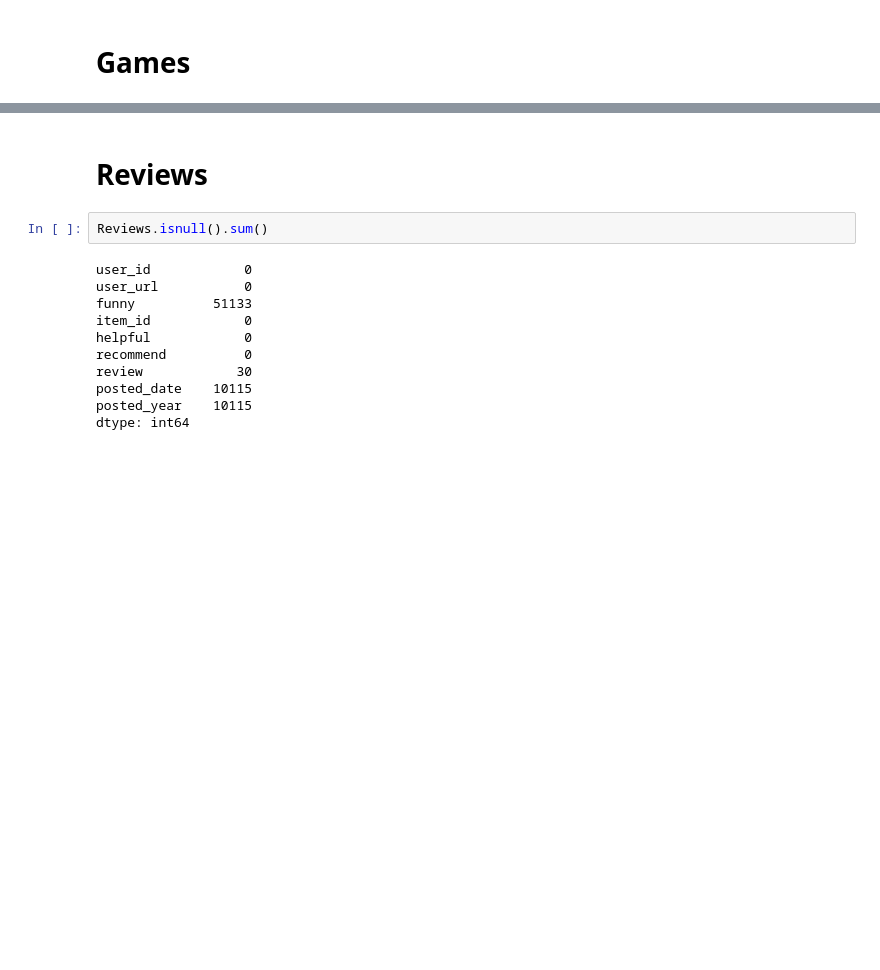
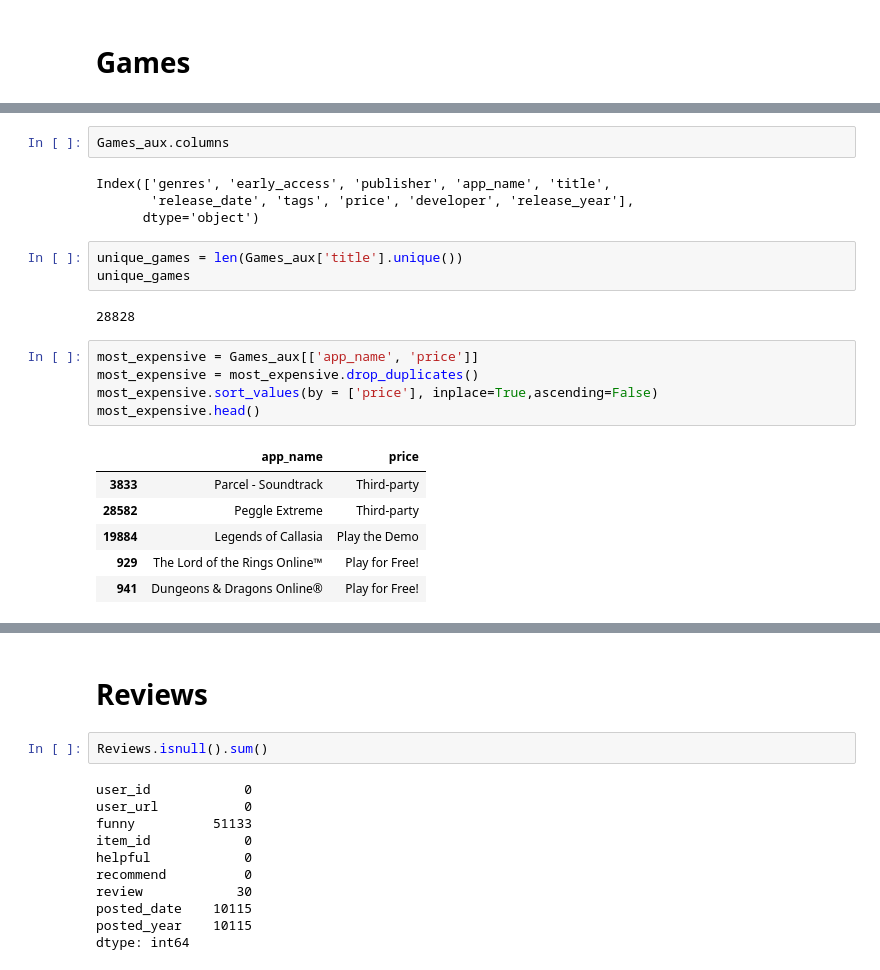
Before and after one commit to Jhonisnotreal/MLOPS_STEAM, a Jupyter notebook: EDA.ipynb, the cells around one changed output, grey strips where cells are left out. Drawn from its saved outputs; the diff is of its cells as text; blank space fills up the shorter version.

```diff
--- a/EDA.ipynb
+++ b/EDA.ipynb
@@ -73,0 +150,23 @@ dtype: int64
+# %%
+Games_aux.columns
+# %% [output]
+Index(['genres', 'early_access', 'publisher', 'app_name', 'title',
+       'release_date', 'tags', 'price', 'developer', 'release_year'],
+      dtype='object')
+# %%
+unique_games = len(Games_aux['title'].unique())
+unique_games
+# %% [output]
+28828
+# %%
+most_expensive = Games_aux[['app_name', 'price']]
+most_expensive = most_expensive.drop_duplicates()
+most_expensive.sort_values(by = ['price'], inplace=True,ascending=False)
+most_expensive.head()
+# %% [output]
+|  | app_name | price |
+| 3833 | Parcel - Soundtrack | Third-party |
+| 28582 | Peggle Extreme | Third-party |
+| 19884 | Legends of Callasia | Play the Demo |
+| 929 | The Lord of the Rings Online™ | Play for Free! |
+| 941 | Dungeons & Dragons Online® | Play for Free! |
```
Also changed, not shown: parts of 25 cells of this notebook, 2 other files.
